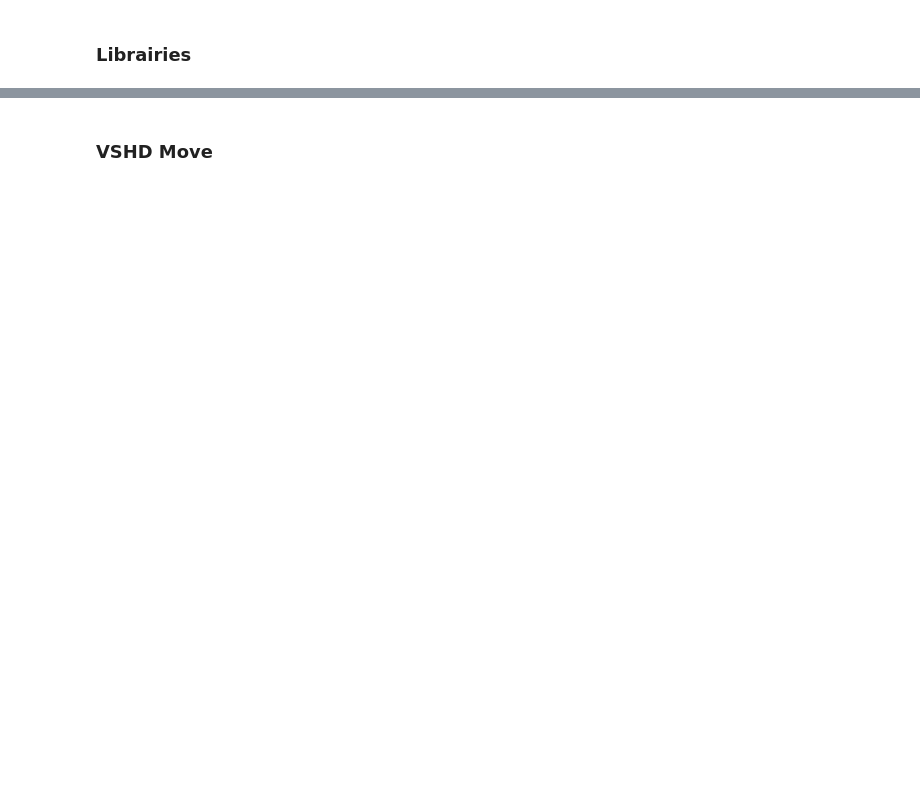
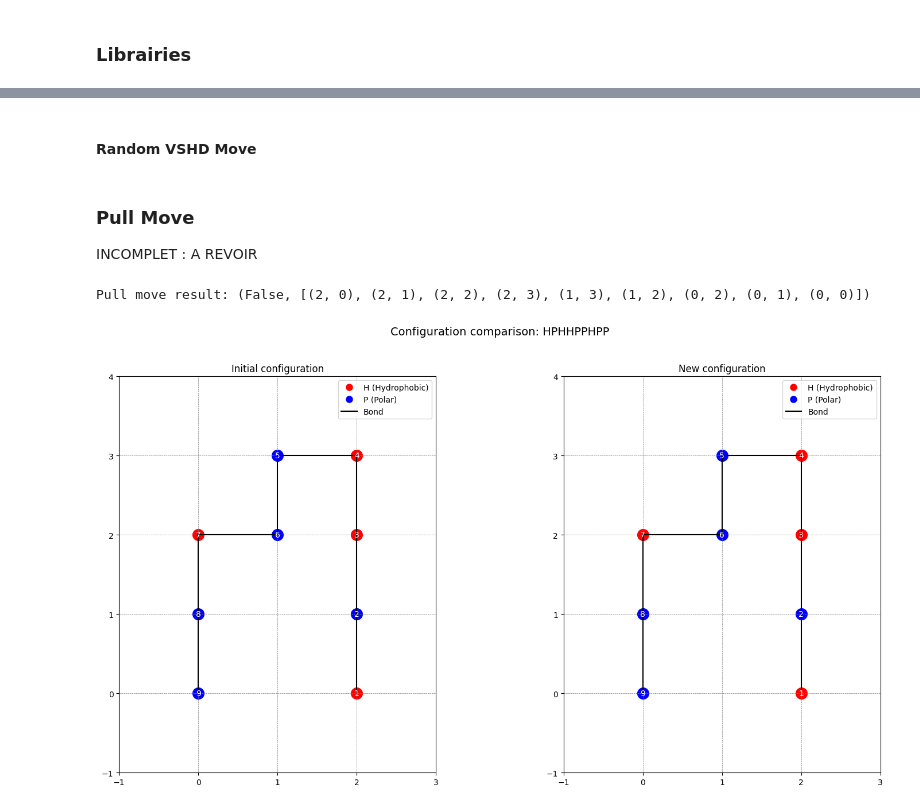
Before and after one commit to HugoBrtn/M2-Biologie-Informatique, a Jupyter notebook: Notebooks/Neighbourhoods.ipynb, the cells around one changed output, grey strips where cells are left out. Saved outputs shown, nothing was run; the diff lists cells and outputs as text; code cells hidden in the pictures; blank space fills up the shorter version.

```diff
--- a/Notebooks/Neighbourhoods.ipynb
+++ b/Notebooks/Neighbourhoods.ipynb
@@ -199,5 +145,5 @@ def pull_move(c, k):
 # %% [markdown]
-### VSHD Move
+#### Random VSHD Move
 # %%
 def M_vshd(c, k):
     """
@@ -247,3 +193,7 @@ def M_vshd(c, k):
 
     # If no move is possible, return the unchanged conformation
     return (False, c_prime)
+# %% [markdown]
+### Pull Move
+
+INCOMPLET : A REVOIR
@@ -249,0 +308,11 @@ def M_vshd(c, k):
+# %%
+# Exemple
+hp = "HPHHPPHPP"
+c = [(0, 0), (0, 1), (0, 2), (1, 2), (1, 3), (2, 3), (2, 2), (2, 1), (2, 0)]
+c = [(2, 0), (2, 1), (2, 2), (2, 3), (1, 3), (1, 2), (0, 2), (0, 1),(0, 0) ]
+cp = pull_move(c, 2)
+print("Pull move result:", cp)
+plot_molecules_side_by_side(c, cp[1], hp)
+# %% [output]
+Pull move result: (False, [(2, 0), (2, 1), (2, 2), (2, 3), (1, 3), (1, 2), (0, 2), (0, 1), (0, 0)])
+[figure, added]
```
Also changed, not shown: parts of 11 cells of this notebook, 1 other file.
